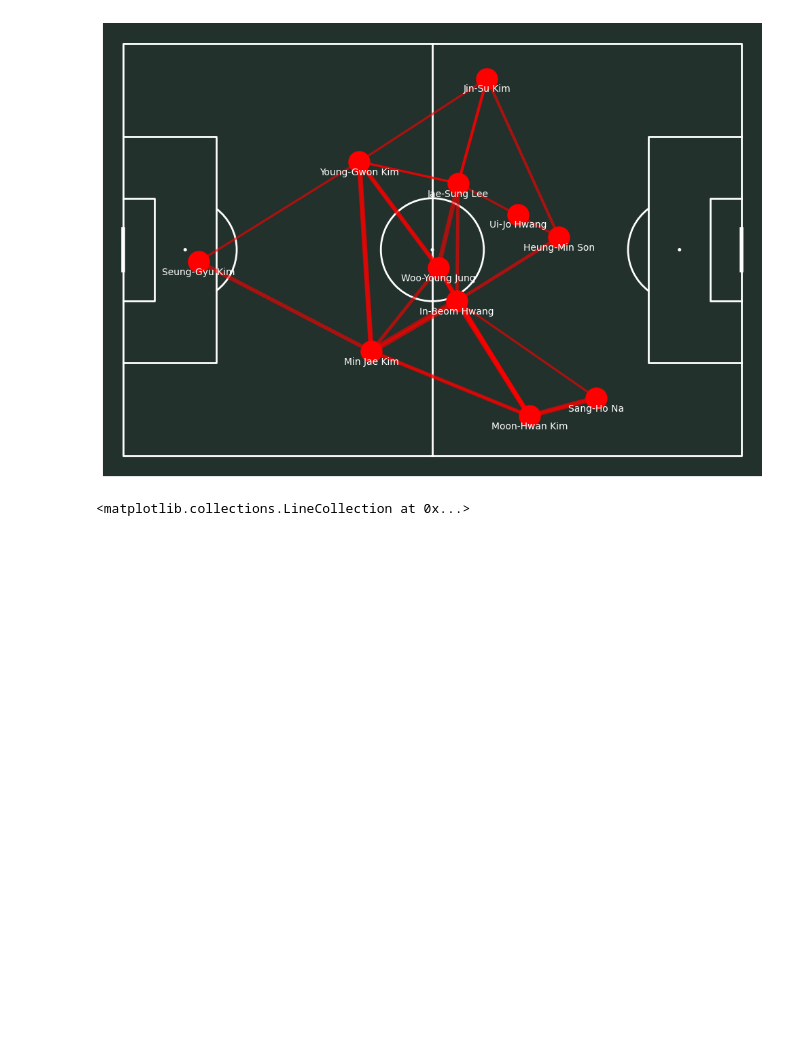
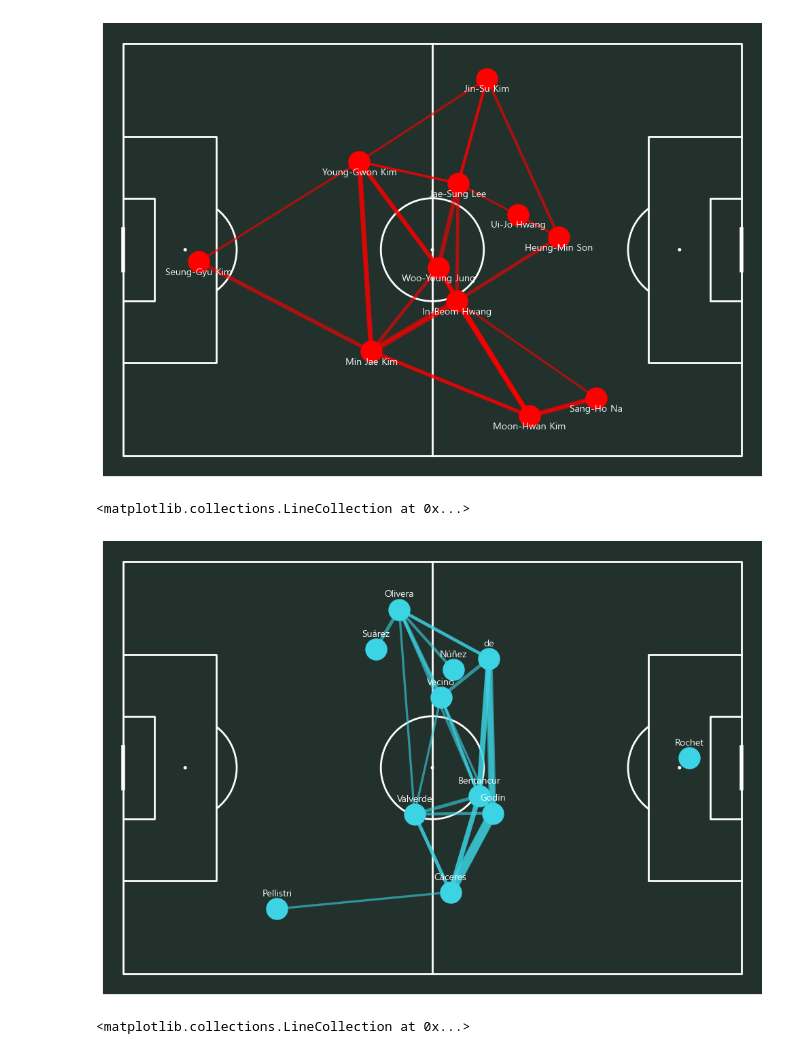
Before and after one commit to 0jyyyyy/Soccer_Lens, a Jupyter notebook: Tactics_lab/World_cup/2022/korea_uruguay.ipynb, the cells around one changed output. Drawn from its saved outputs; the diff is of its cells as text; code cells hidden in the pictures; blank space fills up the shorter version.

```diff
--- a/Tactics_lab/World_cup/2022/korea_uruguay.ipynb
+++ b/Tactics_lab/World_cup/2022/korea_uruguay.ipynb
@@ -186,6 +186,48 @@ pitch.lines(
 # %% [output]
 <matplotlib.collections.LineCollection at 0x...>
 [figure]
+# %%
+pitch = Pitch(pitch_type='statsbomb' , pitch_color='#22312b', line_color='white')
+fig, ax = pitch.draw(figsize=(10,7))
+
+# 우루과이 패스맵
+ur_passes_between = ur_passes.groupby(['player_name', 'pass_recipient_name']).size().reset_index(name='pass_count')
+
+ur_passes_between = ur_passes_between[ur_passes_between['pass_count'] > 3]
+
+ur_passes_between = ur_passes_between.merge(ur_player_coords, on='player_name')
+
+ur_passes_between = ur_passes_between.merge(ur_player_coords, left_on='pass_recipient_name', right_on='player_name', suffixes=('', '_end'))
+
+
+# 1. 우루과이 (하늘색 점 찍기)
+pitch.scatter(
+    120-ur_player_coords['x'],
+    ur_player_coords['y'],
+    s=500,
+    color='#3cd4e5',
+    ax=ax
+)
+# 2. 우루과이 선수 이름 표시
+for idx, row in ur_player_coords.iterrows():
+    pitch.annotate(
+        text=row['player_name'].split()[-2],
+        xy=(120-row['x'], row['y'] - 2.5),
+        c='white', ha='center', ax= ax
+)
+# 3. 우루과이 패스 연결선
+pitch.lines(
+    120-(ur_passes_between['x']), ur_passes_between['y'],
+    120-(ur_passes_between['x_end']), ur_passes_between['y_end'],
+    linewidth=ur_passes_between['pass_count'] * 0.6,
+    color='#3cd4e5',
+    alpha=0.6,
+    ax=ax
+
+)
+# %% [output]
+<matplotlib.collections.LineCollection at 0x...>
+[figure, added]
 # %%
 pitch = Pitch(pitch_type='statsbomb' , pitch_color='#22312b', line_color='white')
 
```
